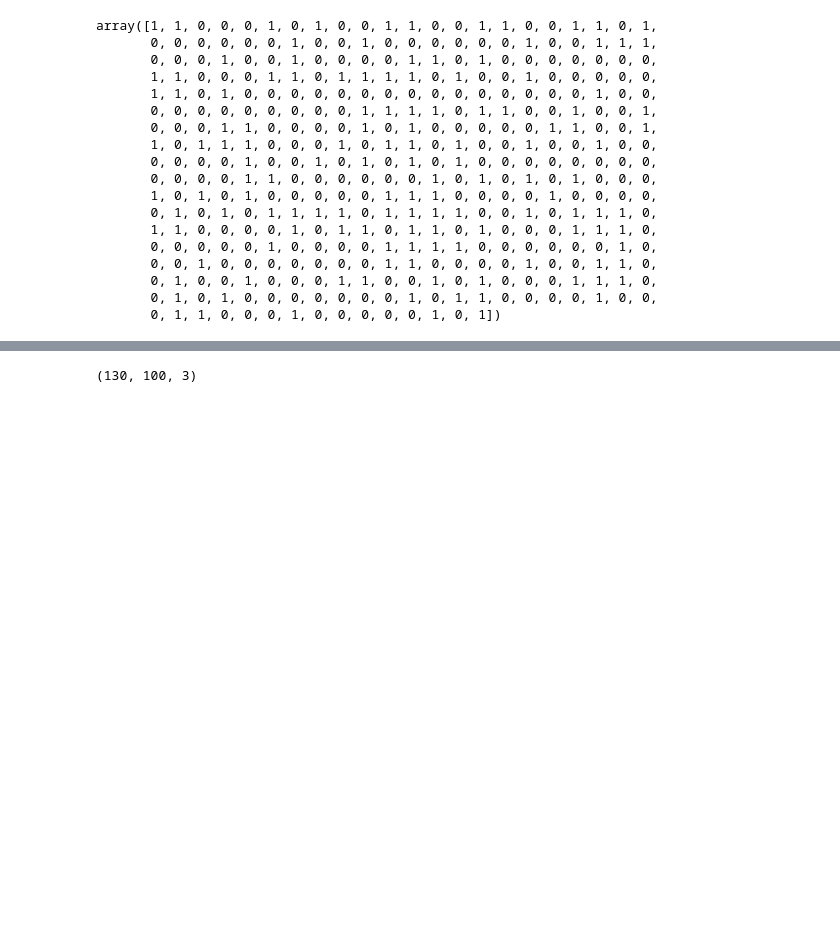
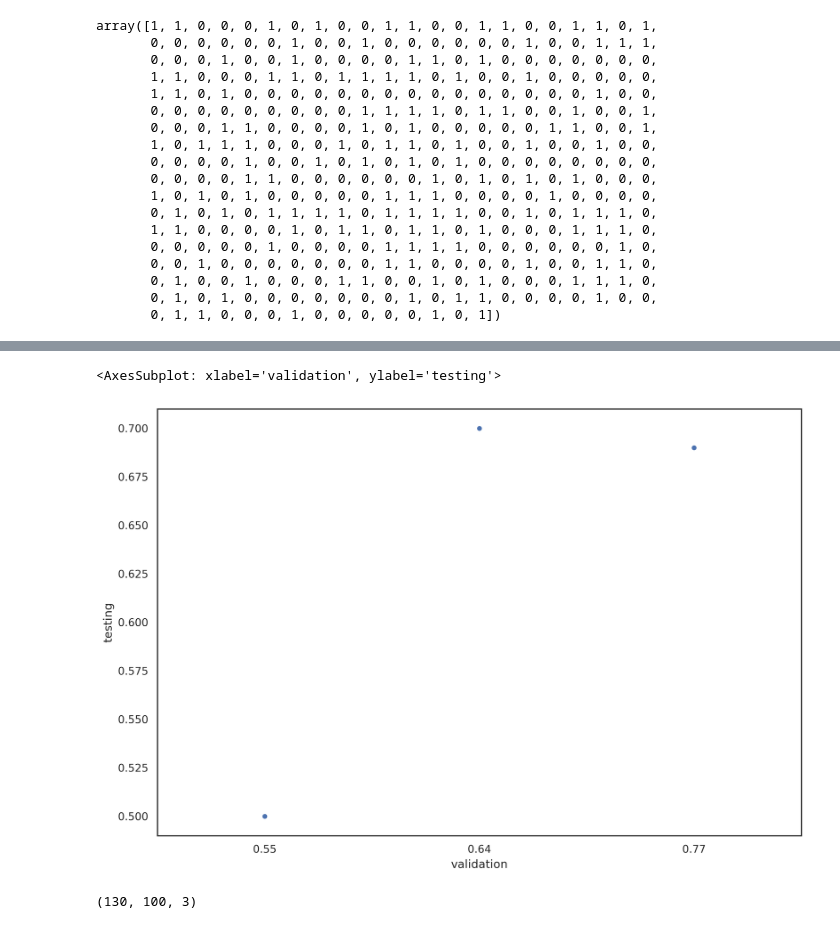
Before and after one commit to akira-nair/multiomic-model-tcga, a Jupyter notebook: models/MAVI/complete_modality.ipynb, the cells around one changed output, grey strips where cells are left out. Cells and saved outputs as stored; diff of their text form; code cells hidden in the pictures; blank space fills up the shorter version.

```diff
--- a/models/MAVI/complete_modality.ipynb
+++ b/models/MAVI/complete_modality.ipynb
@@ -133,3 +187,8 @@ Epoch 20/20
+# %%
+sns.stripplot(x="validation", y = "testing",data=results)
+# %% [output]
+<AxesSubplot: xlabel='validation', ylabel='testing'>
+[figure, added]
 # %%
 X_train[0].shape
 # %% [output]
```
Also changed, not shown: parts of 18 cells of this notebook, 3 other files.
